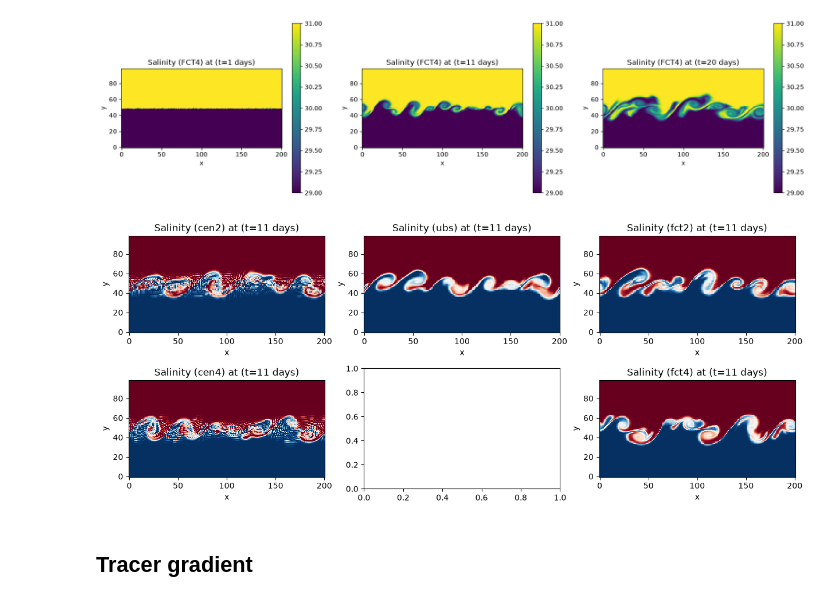
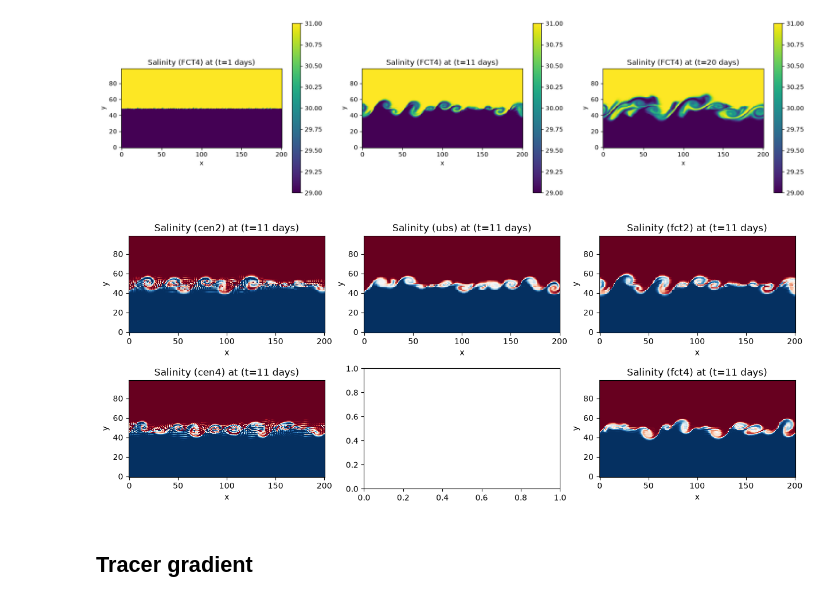
Before and after one commit to justinebuisson606/NEMO_Demonstrators, a Jupyter notebook: Demonstrator 2.ipynb, the cells around one changed output. Drawn from its saved outputs; the diff is of its cells as text; code cells hidden in the pictures.

```diff
--- a/Demonstrator 2.ipynb
+++ b/Demonstrator 2.ipynb
@@ -302,15 +276,15 @@ index = { 'cen2' : (0,0), 'cen4' : (1,0), 'ubs' : (0,1), 'fct2' : (0,2), 'fct4'
 # %%
 fig, axes = plt.subplots(2, 3, figsize=(15,6))
 
 for n, double_index in index.items():
     i, j = double_index[0], double_index[1]
     ds = schemes[n]
-    axes[i][j].imshow(ds['soce'].isel(time_counter = t, deptht = 0)[1:-1, :], origin='lower', interpolation='nearest', cmap = 'RdBu_r', vmin=29, vmax=31)
+    axes[i][j].imshow(ds['soce'].isel(time_counter = 10, deptht = 0)[1:-1, :], origin='lower', interpolation='nearest', cmap = 'RdBu_r', vmin=29, vmax=31)
     axes[i][j].set_title(f'Salinity ({n}) at (t=11 days)')
     axes[i][j].set_xlabel('x')
     axes[i][j].set_ylabel('y')
 # %% [output]
-[figure, old version]
+[figure, new version]
 # %% [markdown]
 ## Tracer gradient
 # %%
```
Also changed, not shown: parts of 5 cells of this notebook, 5 other files.
